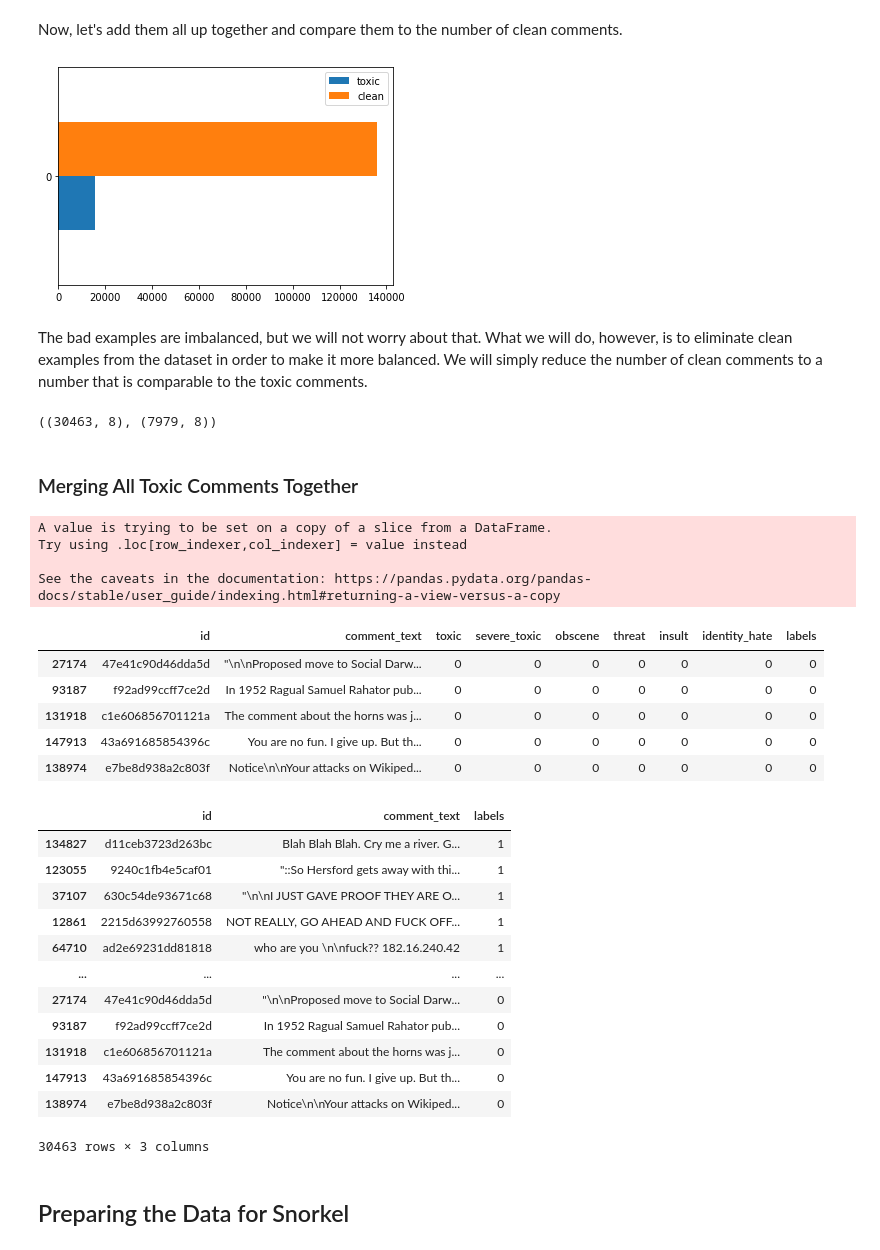
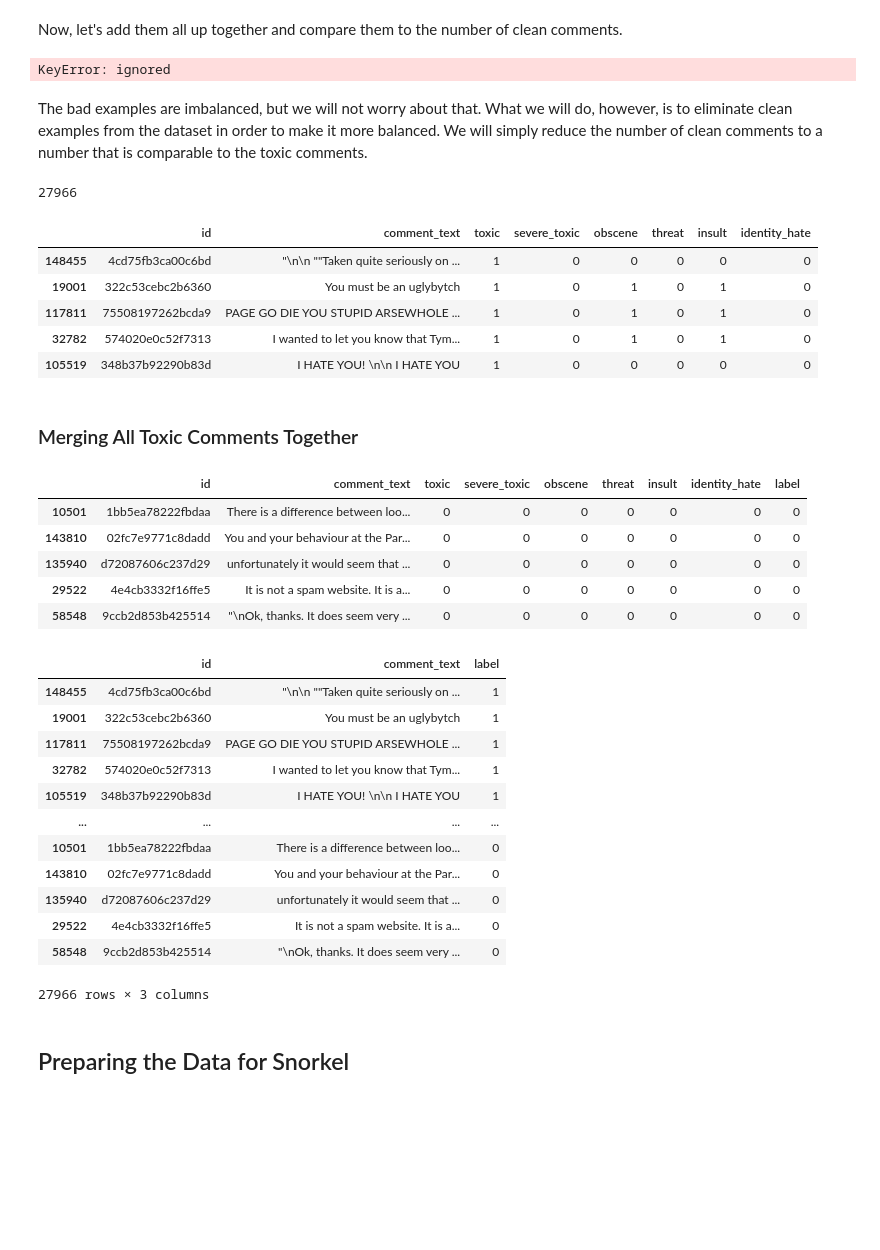
Before and after one commit to JayThibs/Weak-Supervised-Learning-Case-Study, a Jupyter notebook: text_classifier/notebooks/05_toxicity_classification_snorkel_dataset.ipynb, the cells around one changed output. Drawn from its saved outputs; the diff is of its cells as text; code cells hidden in the pictures; blank space fills up the shorter version.

Commit message:
Added dev and val sets. Preparing for labeling with new bert label function.

```diff
--- a/text_classifier/notebooks/05_toxicity_classification_snorkel_dataset.ipynb
+++ b/text_classifier/notebooks/05_toxicity_classification_snorkel_dataset.ipynb
@@ -78,6 +80,3 @@ As we can see, we have comments from YouTube videos where most are clean comment
 ## Preprocessing
 
 Let's have a look at the dataset before we start creating labeling functions.
-# %%
-train_df, val_df = train_test_split(df, test_size=0.05)
-train_df.shape, val_df.shape
@@ -99,7 +96,7 @@ pd.DataFrame(dict(
   clean=[len(train_clean)]
 )).plot(kind='barh');
 # %% [output]
-[figure, removed]
+KeyError: ignored
 # %% [markdown]
 The bad examples are imbalanced, but we will not worry about that. What we will do, however, is to eliminate clean examples from the dataset in order to make it more balanced. We will simply reduce the number of clean comments to a number that is comparable to the toxic comments.
 # %%
@@ -108,44 +105,45 @@ train_df = pd.concat([
   train_clean.sample(15_000)
 ])
 
-train_df.shape, val_df.shape
+print(len(train_df))
+train_df.head()
 # %% [output]
-((30463, 8), (7979, 8))
+27966
+|  | id | comment_text | toxic | severe_toxic | obscene | threat | insult | identity_hate |
+| 148455 | 4cd75fb3ca00c6bd | "\n\n ""Taken quite seriously on ... | 1 | 0 | 0 | 0 | 0 | 0 |
+| 19001 | 322c53cebc2b6360 | You must be an uglybytch | 1 | 0 | 1 | 0 | 1 | 0 |
+| 117811 | 75508197262bcda9 | PAGE GO DIE YOU STUPID ARSEWHOLE ... | 1 | 0 | 1 | 0 | 1 | 0 |
+| 32782 | 574020e0c52f7313 | I wanted to let you know that Tym... | 1 | 0 | 1 | 0 | 1 | 0 |
+| 105519 | 348b37b92290b83d | I HATE YOU! \n\n I HATE YOU | 1 | 0 | 0 | 0 | 0 | 0 |
 # %% [markdown]
 ### Merging All Toxic Comments Together
 # %%
-train_df['labels'] = np.where(train_df[LABEL_COLUMNS].sum(axis=1) == 0, 0, 1)
-val_df['labels'] = np.where(val_df[LABEL_COLUMNS].sum(axis=1) == 0, 0, 1)
+train_df['label'] = np.where(train_df[LABEL_COLUMNS].sum(axis=1) == 0, 0, 1)
 train_df.tail()
 # %% [output]
-A value is trying to be set on a copy of a slice from a DataFrame.
-Try using .loc[row_indexer,col_indexer] = value instead
-
-See the caveats in the documentation: https://pandas.pydata.org/pandas-docs/stable/user_guide/indexing.html#returning-a-view-versus-a-copy
-|  | id | comment_text | toxic | severe_toxic | obscene | threat | insult | identity_hate | labels |
-| 27174 | 47e41c90d46dda5d | "\n\nProposed move to Social Darw... | 0 | 0 | 0 | 0 | 0 | 0 | 0 |
-| 93187 | f92ad99ccff7ce2d | In 1952 Ragual Samuel Rahator pub... | 0 | 0 | 0 | 0 | 0 | 0 | 0 |
-| 131918 | c1e606856701121a | The comment about the horns was j... | 0 | 0 | 0 | 0 | 0 | 0 | 0 |
-| 147913 | 43a691685854396c | You are no fun. I give up. But th... | 0 | 0 | 0 | 0 | 0 | 0 | 0 |
-| 138974 | e7be8d938a2c803f | Notice\n\nYour attacks on Wikiped... | 0 | 0 | 0 | 0 | 0 | 0 | 0 |
+|  | id | comment_text | toxic | severe_toxic | obscene | threat | insult | identity_hate | label |
+| 10501 | 1bb5ea78222fbdaa | There is a difference between loo... | 0 | 0 | 0 | 0 | 0 | 0 | 0 |
+| 143810 | 02fc7e9771c8dadd | You and your behaviour at the Par... | 0 | 0 | 0 | 0 | 0 | 0 | 0 |
+| 135940 | d72087606c237d29 | unfortunately it would seem that ... | 0 | 0 | 0 | 0 | 0 | 0 | 0 |
+| 29522 | 4e4cb3332f16ffe5 | It is not a spam website. It is a... | 0 | 0 | 0 | 0 | 0 | 0 | 0 |
+| 58548 | 9ccb2d853b425514 | "\nOk, thanks. It does seem very ... | 0 | 0 | 0 | 0 | 0 | 0 | 0 |
 # %%
 train_df = train_df.drop(LABEL_COLUMNS, axis=1)
-val_df = val_df.drop(LABEL_COLUMNS, axis=1)
 train_df
 # %% [output]
-|  | id | comment_text | labels |
-| 134827 | d11ceb3723d263bc | Blah Blah Blah. Cry me a river. G... | 1 |
-| 123055 | 9240c1fb4e5caf01 | "::So Hersford gets away with thi... | 1 |
-| 37107 | 630c54de93671c68 | "\n\nI JUST GAVE PROOF THEY ARE O... | 1 |
-| 12861 | 2215d63992760558 | NOT REALLY, GO AHEAD AND FUCK OFF... | 1 |
-| 64710 | ad2e69231dd81818 | who are you \n\nfuck?? 182.16.240.42 | 1 |
+|  | id | comment_text | label |
+| 148455 | 4cd75fb3ca00c6bd | "\n\n ""Taken quite seriously on ... | 1 |
+| 19001 | 322c53cebc2b6360 | You must be an uglybytch | 1 |
+| 117811 | 75508197262bcda9 | PAGE GO DIE YOU STUPID ARSEWHOLE ... | 1 |
+| 32782 | 574020e0c52f7313 | I wanted to let you know that Tym... | 1 |
+| 105519 | 348b37b92290b83d | I HATE YOU! \n\n I HATE YOU | 1 |
 | ... | ... | ... | ... |
-| 27174 | 47e41c90d46dda5d | "\n\nProposed move to Social Darw... | 0 |
-| 93187 | f92ad99ccff7ce2d | In 1952 Ragual Samuel Rahator pub... | 0 |
-| 131918 | c1e606856701121a | The comment about the horns was j... | 0 |
-| 147913 | 43a691685854396c | You are no fun. I give up. But th... | 0 |
-| 138974 | e7be8d938a2c803f | Notice\n\nYour attacks on Wikiped... | 0 |
+| 10501 | 1bb5ea78222fbdaa | There is a difference between loo... | 0 |
+| 143810 | 02fc7e9771c8dadd | You and your behaviour at the Par... | 0 |
+| 135940 | d72087606c237d29 | unfortunately it would seem that ... | 0 |
+| 29522 | 4e4cb3332f16ffe5 | It is not a spam website. It is a... | 0 |
+| 58548 | 9ccb2d853b425514 | "\nOk, thanks. It does seem very ... | 0 |
-30463 rows × 3 columns
+27966 rows × 3 columns
 # %% [markdown]
 ## Preparing the Data for Snorkel
 # %%
```
Also changed, not shown: parts of 16 cells of this notebook.
